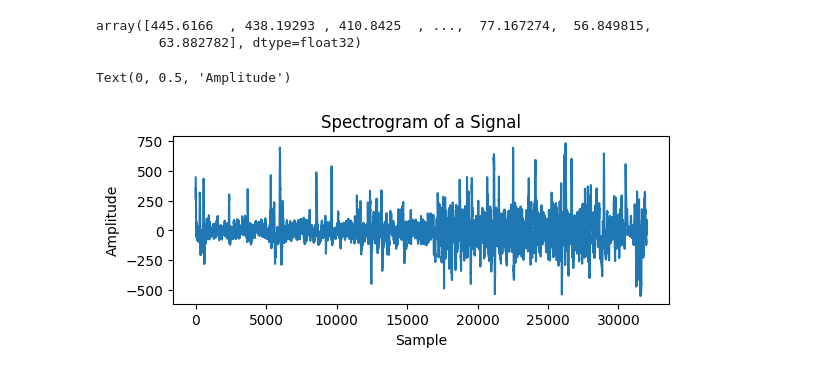
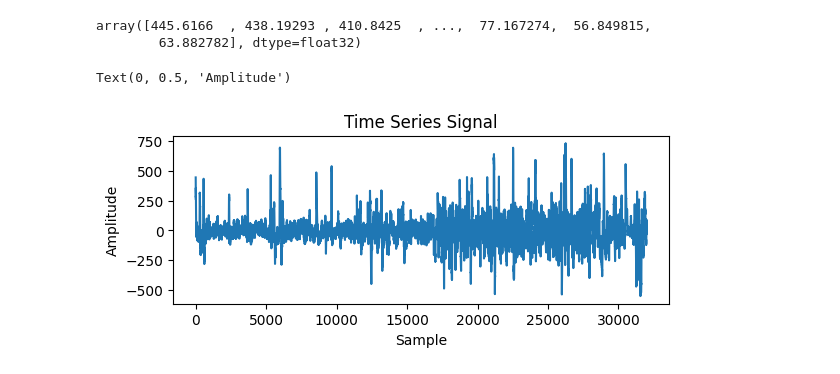
Before and after one commit to menonpg/bioeng2390_ai_in_healthcare, a Jupyter notebook: Week02/ReadMAT_ConvertToSignalvsTime_EngineerWINDOWEDFeatures.ipynb, the cells around one changed output. Drawn from its saved outputs; the diff is of its cells as text; code cells hidden in the pictures.

```diff
--- a/Week02/ReadMAT_ConvertToSignalvsTime_EngineerWINDOWEDFeatures.ipynb
+++ b/Week02/ReadMAT_ConvertToSignalvsTime_EngineerWINDOWEDFeatures.ipynb
@@ -28,19 +35,19 @@ array([445.6166  , 438.19293 , 410.8425  , ...,  77.167274,  56.849815,
 # %%
 import pandas as pd
 
 plot.subplot(211)
-plot.title('Spectrogram of a Signal')
+plot.title('Time Series Signal')
 
 signal = pd.DataFrame(raw)
 DF = pd.DataFrame({
     'S': signal.iloc[:,0]
 })
 plot.plot(DF.S)
 plot.xlabel('Sample')
 plot.ylabel('Amplitude')
 # %% [output]
 Text(0, 0.5, 'Amplitude')
-[figure, old version]
+[figure, new version]
 # %%
 samplingFrequency = data['EEG'][0][0][4][0][0]  #- fix this path!
 
```
Also changed, not shown: parts of 4 cells of this notebook.
